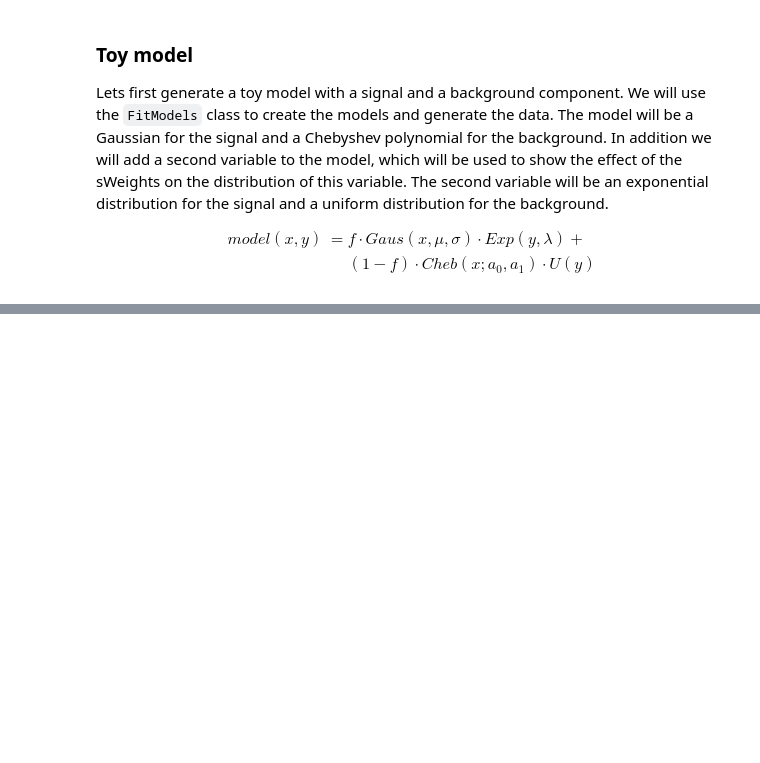
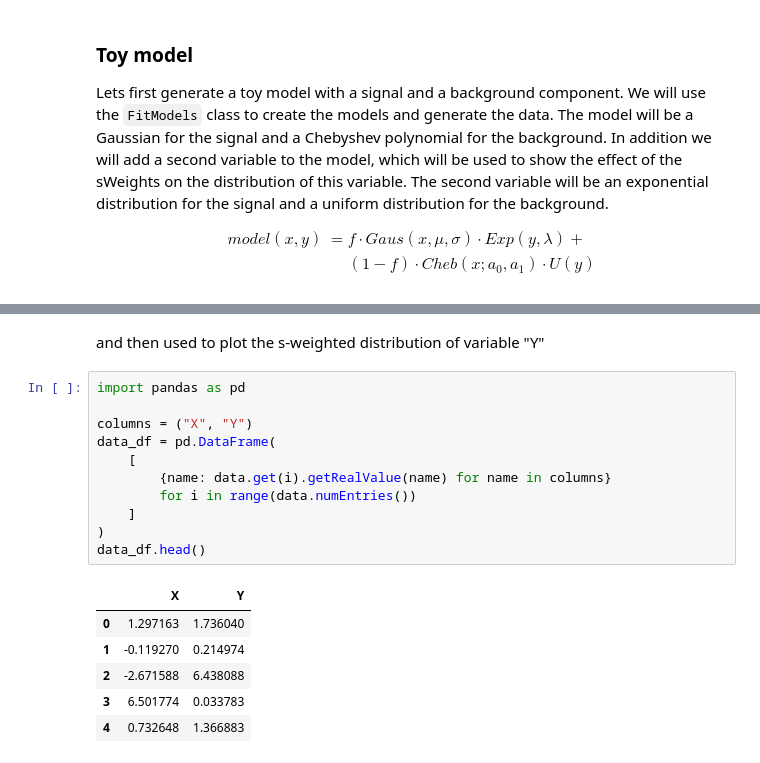
Before and after one commit to cpviolation/analysis_helpers, a Jupyter notebook: docs/notebooks/fit.ipynb, the cells around one changed output, grey strips where cells are left out. Saved outputs shown, nothing was run; the diff lists cells and outputs as text; blank space fills up the shorter version.

```diff
--- a/docs/notebooks/fit.ipynb
+++ b/docs/notebooks/fit.ipynb
@@ -422,0 +557,20 @@ Error:
+# %% [markdown]
+and then used to plot the s-weighted distribution of variable "Y"
+# %%
+import pandas as pd
+
+columns = ("X", "Y")
+data_df = pd.DataFrame(
+    [
+        {name: data.get(i).getRealValue(name) for name in columns}
+        for i in range(data.numEntries())
+    ]
+)
+data_df.head()
+# %% [output]
+|  | X | Y |
+| 0 | 1.297163 | 1.736040 |
+| 1 | -0.119270 | 0.214974 |
+| 2 | -2.671588 | 6.438088 |
+| 3 | 6.501774 | 0.033783 |
+| 4 | 0.732648 | 1.366883 |
```
Also changed, not shown: parts of 30 cells of this notebook, 2 other files.
